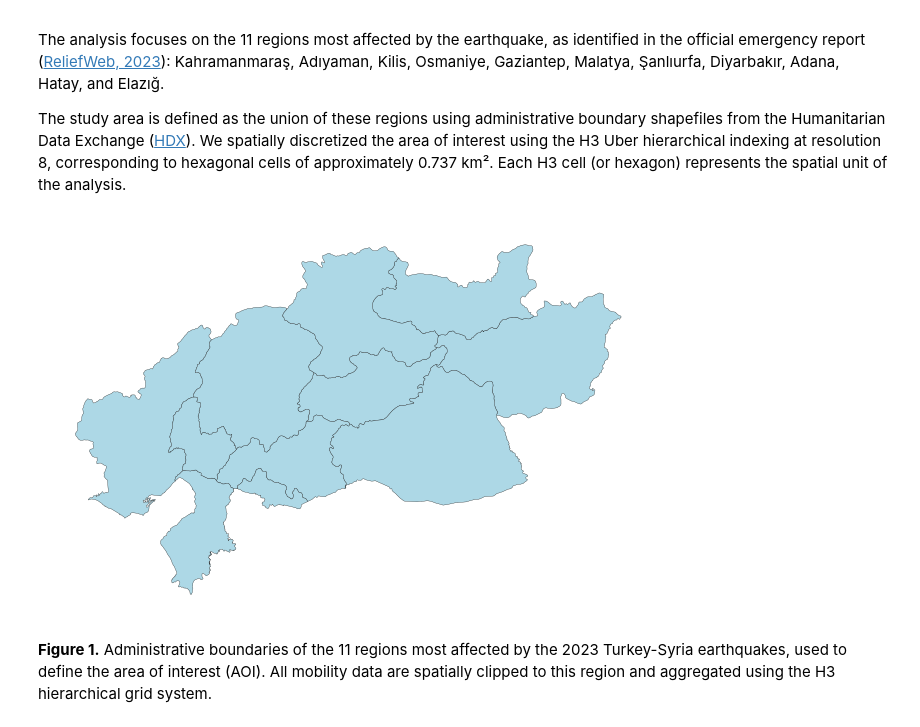
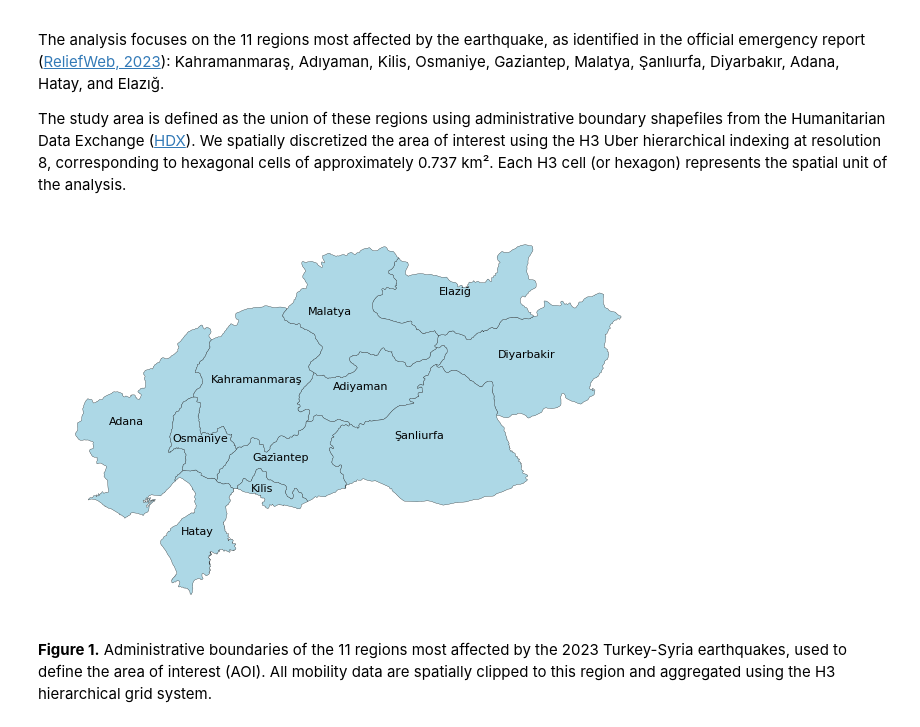
Before and after one commit to worldbank/eca-resilience, a Jupyter notebook: notebooks/Earthquake_report_v1.ipynb, the cells around one changed output. Saved outputs shown, nothing was run; the diff lists cells and outputs as text; code cells hidden in the pictures.

```diff
--- a/notebooks/Earthquake_report_v1.ipynb
+++ b/notebooks/Earthquake_report_v1.ipynb
@@ -226,24 +218,28 @@ The study area is defined as the union of these regions using administrative bou
 # %%
 # AOI
 
 gdf_AOI =  gpd.read_file("./shape_files/turkey_administrativelevels0_1_2.zip", layer="tur_polbnda_adm1")
 PROVINCES = ['KAHRAMANMARAŞ','ADIYAMAN','KİLİS','OSMANİYE','GAZİANTEP',
      'MALATYA','ŞANLIURFA','DİYARBAKIR','ADANA','HATAY','ELAZIĞ']
 
 # provinces list from https://reliefweb.int/report/turkiye/turkey-earthquake-emergency-situation-report-17022023
 # shape from https://data.humdata.org/dataset/cod-ab-tur-rimwge
 
 gdf_AOI = gdf_AOI[gdf_AOI["adm1_tr"].isin(PROVINCES)].copy()
 gdf_AOI_regions = gdf_AOI.copy()
 gdf_AOI = gdf_AOI.dissolve()
 
-
 minx, miny, maxx, maxy = gdf_AOI.total_bounds
 fig, ax = plt.subplots(figsize=(8,5))
 gdf_AOI_regions.plot(ax=ax, color='lightblue', edgecolor="black", linewidth=.2)
+
+for idx, row in gdf_AOI_regions.iterrows():
+    x, y = row.geometry.representative_point().coords[0]
+    ax.text(x, y, row["adm1_tr"].title(), fontsize=8, ha='center', va='center')
+
 ax.axis("off");
 # %% [output]
-[figure, old version]
+[figure, new version]
 # %% [markdown]
 **Figure 1.** Administrative boundaries of the 11 regions most affected by the 2023 Turkey-Syria earthquakes, used to define the area of interest (AOI). All mobility data are spatially clipped to this region and aggregated using the H3 hierarchical grid system.
 # %%
```
Also changed, not shown: parts of 46 cells of this notebook.
